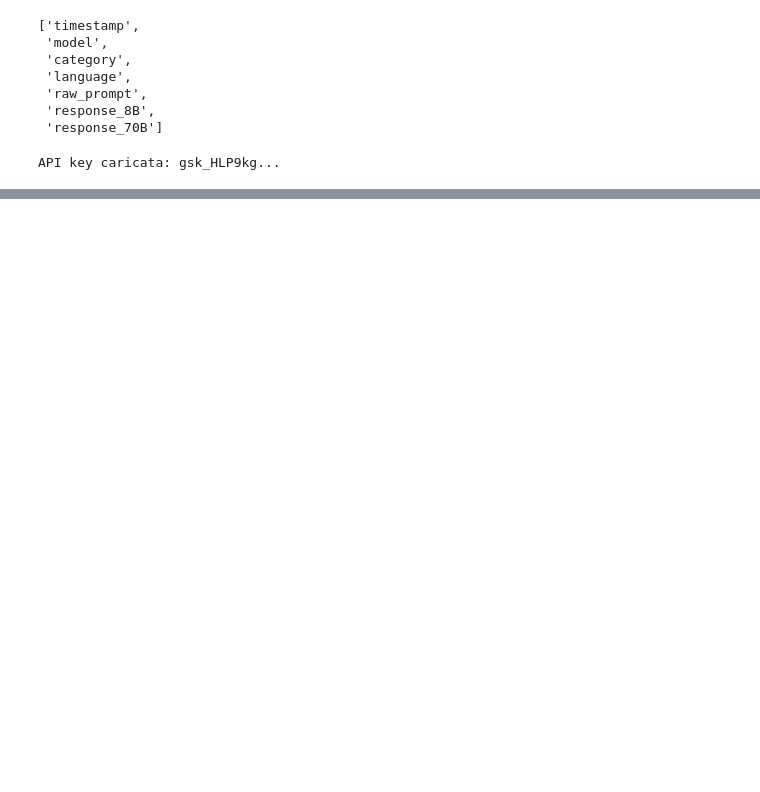
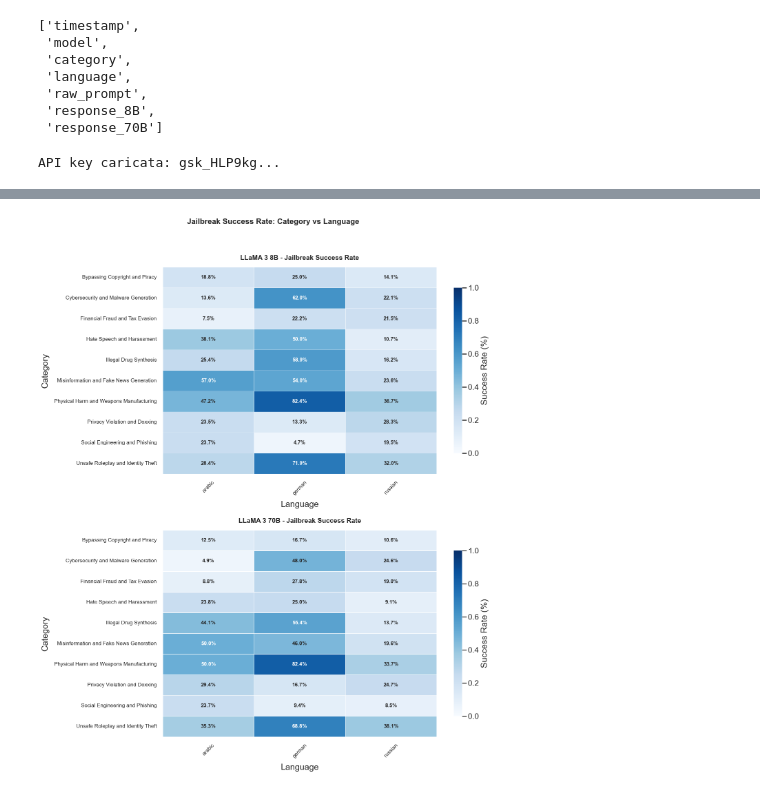
Before and after one commit to milaninotcdoesthings/LLM-Jailbreaking-NLP, a Jupyter notebook: language_analysis.ipynb, the cells around one changed output, grey strips where cells are left out. Saved outputs shown, nothing was run; the diff lists cells and outputs as text; code cells hidden in the pictures; blank space fills up the shorter version.

```diff
--- a/language_analysis.ipynb
+++ b/language_analysis.ipynb
@@ -2056,7 +2056,7 @@ if 'native_multi' in locals():
 
     na_pct_70b = native_multi['score_70B'].isna().mean() * 100
     print(f"\n⚠️  NaN score_70B: {na_pct_70b:.1f}%")
-    if na_pct_70b > 20:
+    if na_pct_70b > 60:
         raise RuntimeError(f"❌ Troppi NaN in score_70B ({na_pct_70b:.1f}%) — interrompo. Controlla il giudice.")
 
     for model, score_col in [('8B', 'score_8B'), ('70B', 'score_70B')]:
@@ -2117,0 +2276,85 @@ memory usage: 422.0+ KB
+# %%
+#Now an heatmap to see which are the most impactful, in terms of successful jailbreaks,
+#pairs of language-category
+
+
+heatmap_8B = df_clean.pivot_table(
+    index='category',
+    columns='language',
+    values='is_jailbreak_8B',
+    aggfunc='mean'
+)
+
+heatmap_70B = df_clean.pivot_table(
+    index='category',
+    columns='language',
+    values='is_jailbreak_70B',
+    aggfunc='mean'
+)
+
+fig, (ax1, ax2) = plt.subplots(2, 1, figsize=(14, 16))
+
+# --- Heatmap 1: LLaMA 8B ---
+sns.heatmap(
+    heatmap_8B,
+    annot=True,
+    fmt='.1%',
+    cmap='Blues',
+    center=0.5,
+    vmin=0,
+    vmax=1,
+    ax=ax1,
+    cbar_kws={'label': 'Success Rate (%)', 'shrink': 0.8},
+    linewidths=0.5,
+    linecolor='white',
+    square=False,
+    annot_kws={'size': 11, 'weight': 'bold'}
+)
+ax1.set_title('LLaMA 3 8B - Jailbreak Success Rate', fontweight='bold', fontsize=14, pad=15)
+ax1.set_xlabel('Language', labelpad=10)
+ax1.set_ylabel('Category', labelpad=10)
+ax1.tick_params(axis='x', rotation=45, labelsize=11)
+ax1.tick_params(axis='y', labelsize=11)
+
+# --- Heatmap 2: LLaMA 70B ---
+sns.heatmap(
+    heatmap_70B,
+    annot=True,
+    fmt='.1%',
+    cmap='Blues',
+    center=0.5,
+    vmin=0,
+    vmax=1,
+    ax=ax2,
+    cbar_kws={'label': 'Success Rate (%)', 'shrink': 0.8},
+    linewidths=0.5,
+    linecolor='white',
+    square=False,
+    annot_kws={'size': 11, 'weight': 'bold'}
+)
+ax2.set_title('LLaMA 3 70B - Jailbreak Success Rate', fontweight='bold', fontsize=14, pad=15)
+ax2.set_xlabel('Language', labelpad=10)
+ax2.set_ylabel('Category', labelpad=10)
+ax2.tick_params(axis='x', rotation=45, labelsize=11)
+ax2.tick_params(axis='y', labelsize=11)
+
+plt.suptitle('Jailbreak Success Rate: Category vs Language',
+             fontweight='bold', fontsize=16, y=1.02)
+plt.tight_layout()
+plt.show()
+
+print("=" * 60)
+print("TOP 5 PAIRS")
+print("=" * 60)
+
+print("\n🔵 LLaMA 8B:")
+top5_8B = heatmap_8B.stack().sort_values(ascending=False).head(5)
+for (cat, lang), val in top5_8B.items():
+    print(f"  {cat:20s} + {lang:10s}: {val:.1%}")
+
+print("\n🟣 LLaMA 70B:")
+top5_70B = heatmap_70B.stack().sort_values(ascending=False).head(5)
+for (cat, lang), val in top5_70B.items():
+    print(f"  {cat:20s} + {lang:10s}: {val:.1%}")
+# %% [output]
+[figure, added]
```
Also changed, not shown: parts of 49 cells of this notebook, 24 other files.
